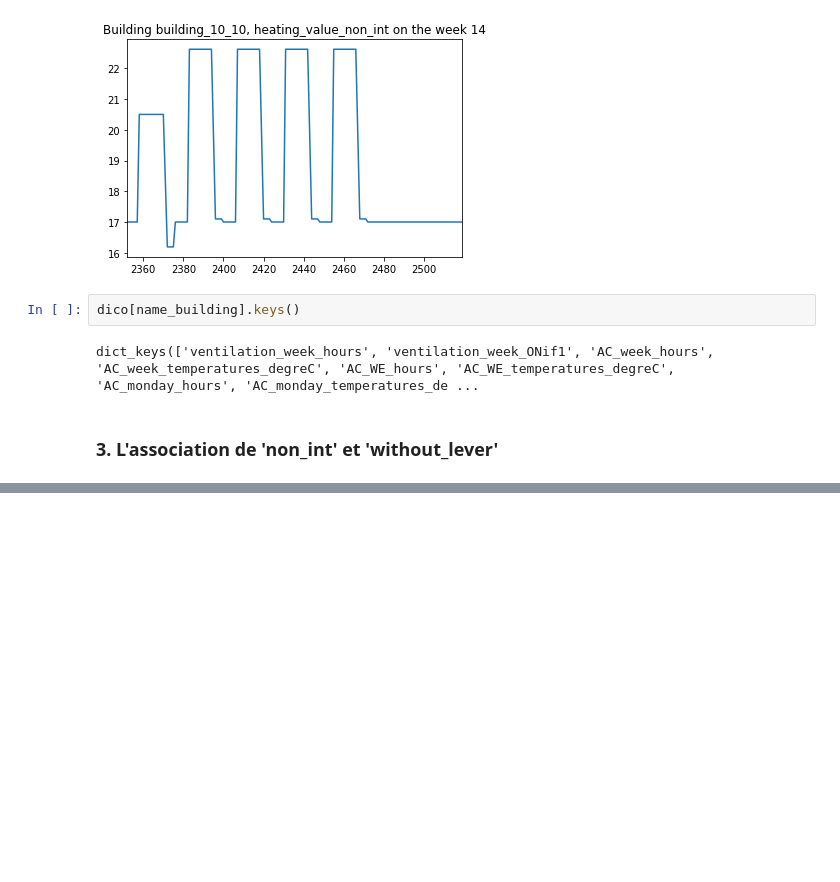
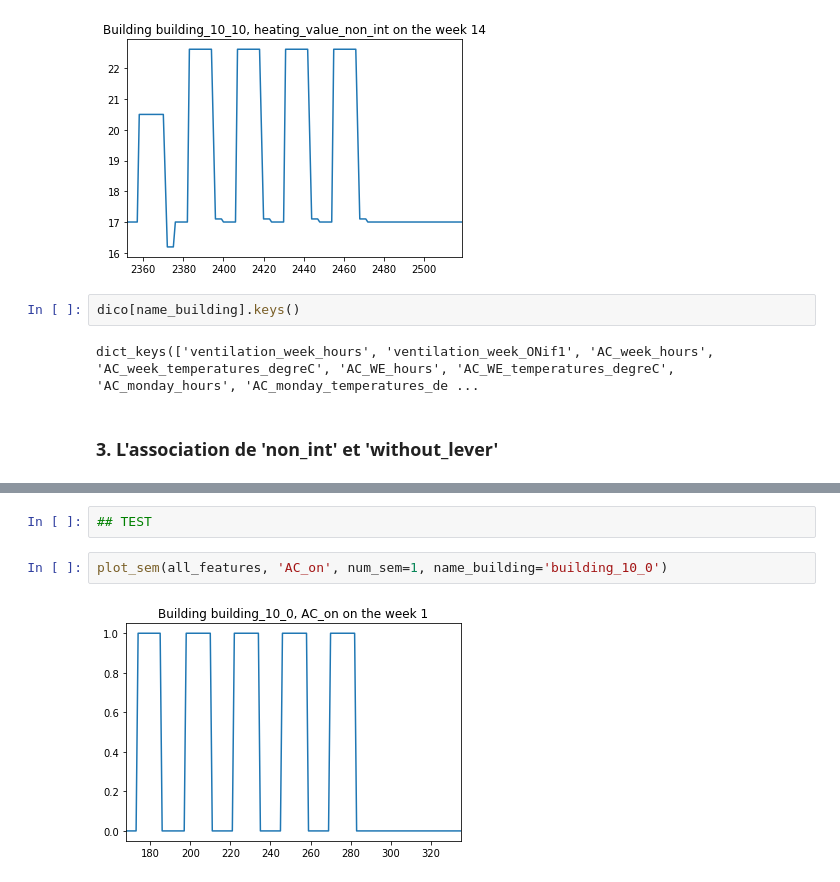
Before and after one commit to adelegi/Challenge_ENS, a Jupyter notebook: analyse_data_adele/Analyse_new_features.ipynb, the cells around one changed output, grey strips where cells are left out. Drawn from its saved outputs; the diff is of its cells as text; blank space fills up the shorter version.

```diff
--- a/analyse_data_adele/Analyse_new_features.ipynb
+++ b/analyse_data_adele/Analyse_new_features.ipynb
@@ -103,0 +110,6 @@ dict_keys(['ventilation_week_hours', 'ventilation_week_ONif1', 'AC_week_hours',
+# %%
+## TEST
+# %%
+plot_sem(all_features, 'AC_on', num_sem=1, name_building='building_10_0')
+# %% [output]
+[figure, added]
```
Also changed, not shown: parts of 2 cells of this notebook, 5 other files.
